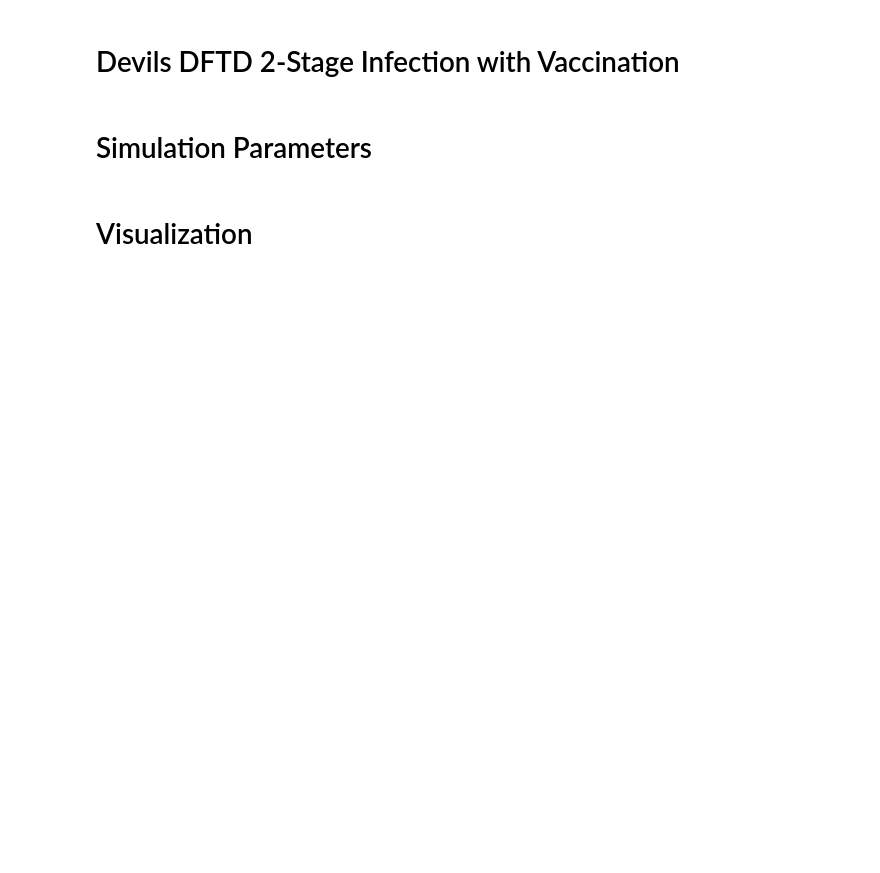
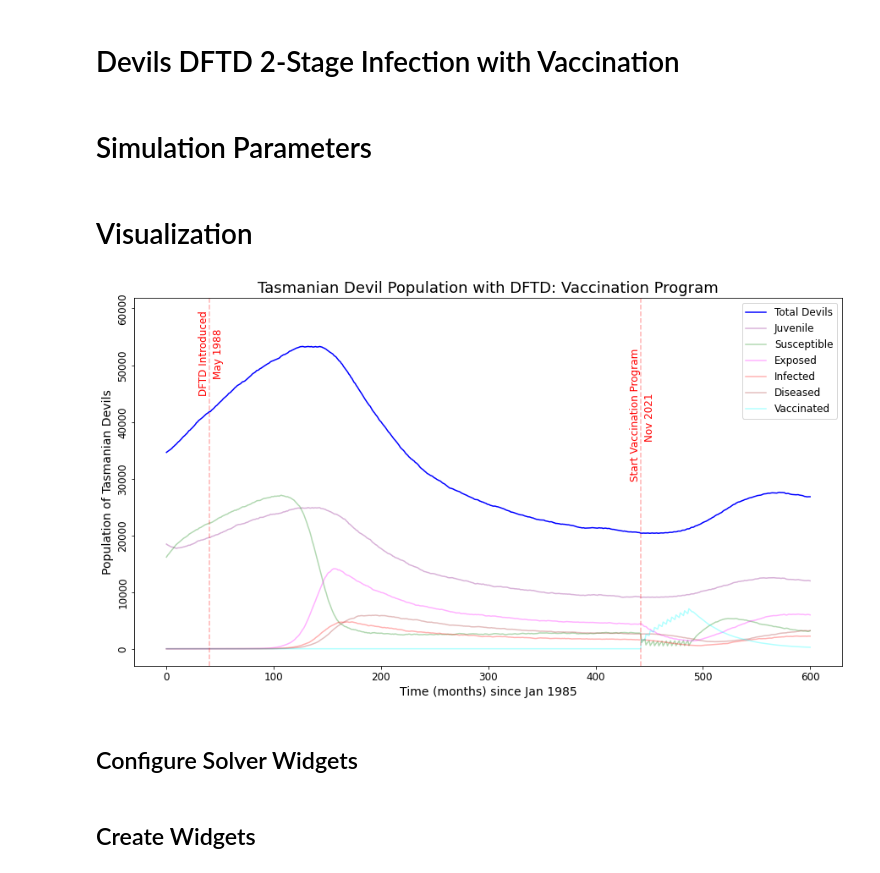
Before and after one commit to StochSS/devils_dftd_modeling, a Jupyter notebook: Devils DFTD 2-Stage Infection with Vaccination.ipynb, the cells around one changed output. Saved outputs shown, nothing was run; the diff lists cells and outputs as text; code cells hidden in the pictures; blank space fills up the shorter version.

Commit message:
Finished the vaccination sliders notebook.

```diff
--- a/Devils DFTD 2-Stage Infection with Vaccination.ipynb
+++ b/Devils DFTD 2-Stage Infection with Vaccination.ipynb
@@ -23,11 +23,5 @@ from IPython.display import display
 pop_data = pd.read_csv('month_data/Devils_Dataset__Population_1985-2020.csv')
 
 devil_pop = np.array(pop_data['Population'].iloc[:].values)
-dates = []
-year = 1985
-while len(dates) < len(devil_pop):
-    for month in ["Jan", "Feb", "Mar", "Apr", "May", "Jun", "Jul", "Aug", "Sept", "Oct", "Nov", "Dec"]:
-        dates.append(f"{month} {year}")
-    year += 1
 
 obs = np.vstack([devil_pop]).reshape(1, 1, -1)
@@ -225,5 +274,5 @@ def configure_simulation():
 # %%
 kwargs = configure_simulation()
-results = model.run(**kwargs)
+results = model.run(with_pr=True, **kwargs)
 # %% [markdown]
 # Visualization
@@ -231,0 +279,39 @@ results.plotplotly()
+# %%
+def plot(results, start=0, alpha=0.3):
+    carry_cap = int(max(devil_pop)*1.16)
+    dftd_start = int(results.model.listOfParameters['DFTD_introduction'].value)
+    vaccine_start = int(442 + int(variables['vaccine_time']))
+    spec_list = [results['Juvenile'], results['Susceptible'], results['Exposed'],
+                 results['Infected'], results['Diseased'], results['Vaccinated']]
+    total_devils = np.add.reduce(spec_list)
+    x = results['time'][start:]
+    text_offset = (results['time'].size - start) / 601
+
+    plt.figure(figsize=[15, 8])
+    plt.title("Tasmanian Devil Population with DFTD: Vaccination Program", fontsize=18)
+    plt.xlabel(f"Time (months) since {dates[start]}", fontsize=14)
+    plt.ylabel("Population of Tasmanian Devils", fontsize=14)
+    plt.plot(x, total_devils[start:], color='blue', label='Total Devils')
+    plt.plot(x, results['Juvenile'][start:], color='purple', alpha=alpha, label='Juvenile')
+    plt.plot(x, results['Susceptible'][start:], color='green', alpha=alpha, label='Susceptible')
+    plt.plot(x, results['Exposed'][start:], color='magenta', alpha=alpha, label='Exposed')
+    plt.plot(x, results['Infected'][start:], color='red', alpha=alpha, label='Infected')
+    plt.plot(x, results['Diseased'][start:], color='brown', alpha=alpha, label='Diseased')
+    plt.plot(x, results['Vaccinated'][start:], color='cyan', alpha=alpha, label='Vaccinated')
+    plt.ylim([-3000, carry_cap])
+    if start <= dftd_start:
+        plt.plot([dftd_start, dftd_start], [-3000, carry_cap], '--r', alpha=0.3)
+        plt.text(dftd_start-10*text_offset, 45000, "DFTD Introduced", rotation="vertical", color="red", fontsize=12)
+        plt.text(dftd_start+3*text_offset, 48000, dates[dftd_start], rotation="vertical", color="red", fontsize=12)
+    plt.plot([vaccine_start, vaccine_start], [-3000, carry_cap], '--r', alpha=0.3)
+    plt.text(vaccine_start-10*text_offset, 30000,
+             "Start Vaccination Program", rotation="vertical", color="red", fontsize=12)
+    plt.text(vaccine_start+3*text_offset, 37000,
+             dates[vaccine_start], rotation="vertical", color="red", fontsize=12)
+    plt.xticks(fontsize=12)
+    plt.yticks(fontsize=12, rotation="vertical", va="center")
+    plt.legend(loc='best', fontsize=12)
+# %%
+plot(results)
+# %% [output]
+[figure, added]
@@ -231,0 +320,2 @@ results.plotplotly()
+# %% [markdown]
+## Configure Solver Widgets
@@ -231,0 +384,2 @@ results.plotplotly()
+# %% [markdown]
+## Create Widgets
```
Also changed, not shown: parts of 14 cells of this notebook.
